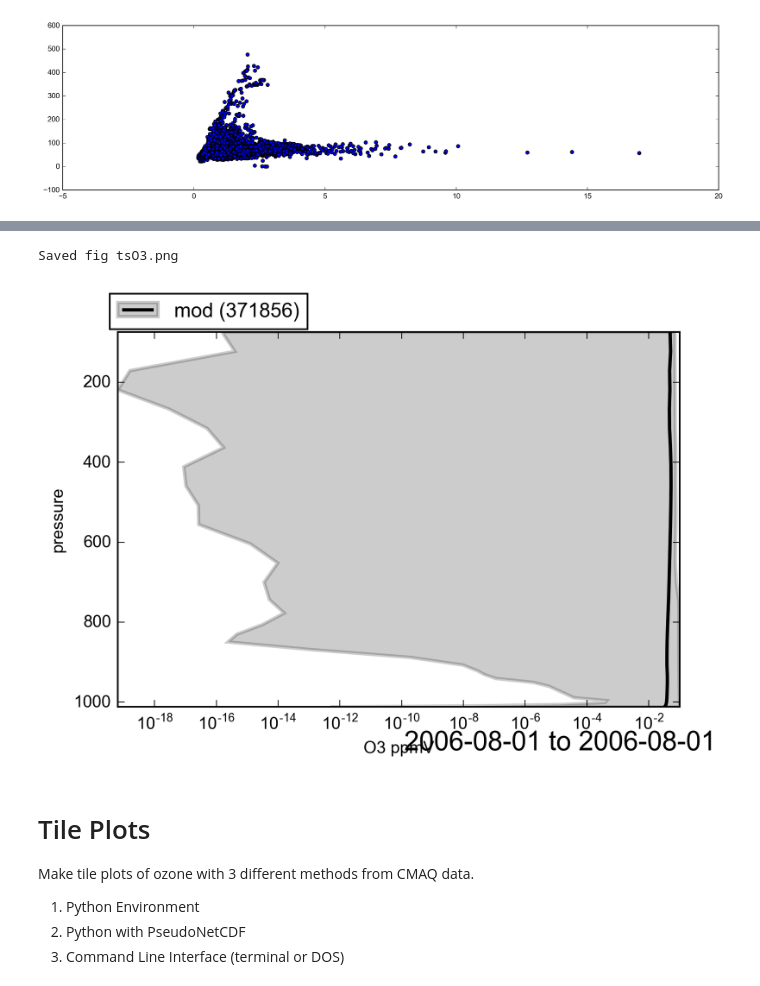
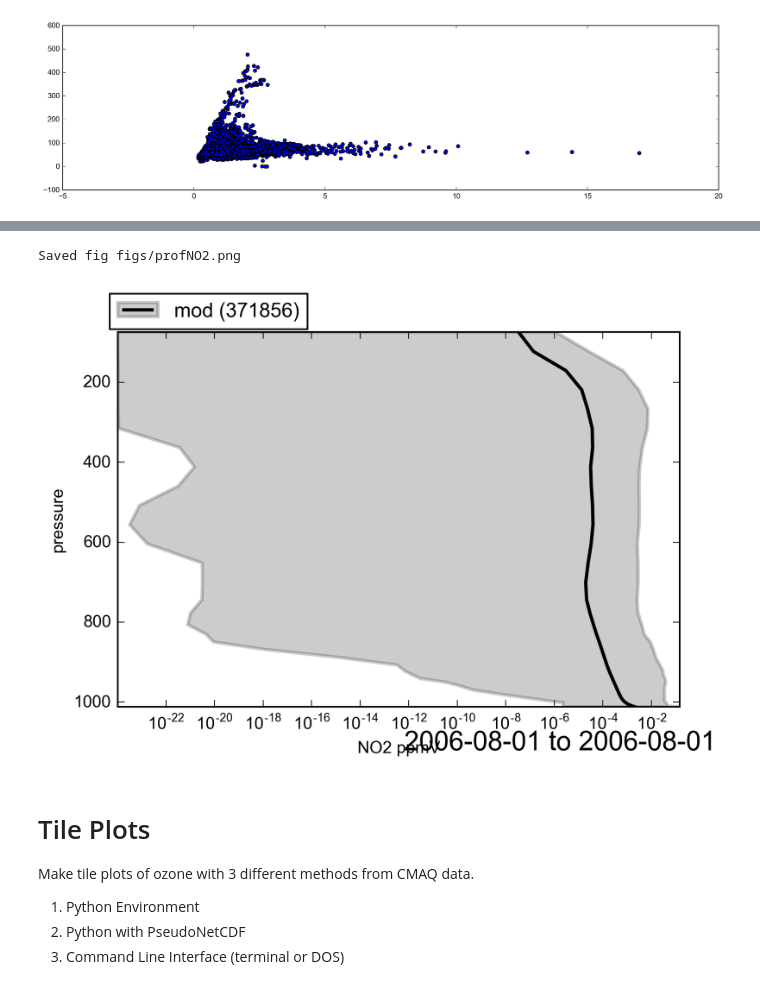
Before and after one commit to barronh/RAQMSandPython, a Jupyter notebook: PNC_03Figures.ipynb, the cells around one changed output, grey strips where cells are left out. Drawn from its saved outputs; the diff is of its cells as text; code cells hidden in the pictures.

```diff
--- a/PNC_03Figures.ipynb
+++ b/PNC_03Figures.ipynb
@@ -192,10 +192,10 @@ Saved fig tsO3_ESRL.png
 [figure]
 # %%
-PNC('plotprofile', '--variables=O3', '--verbose', '--figroot=figs/prof',
+PNC('plotprofile', '--variables=NO2', '--verbose', '--figroot=figs/prof',
     aconcpath);
 # %% [output]
-Saved fig tsO3.png
+Saved fig figs/profNO2.png
-[figure, old version]
+[figure, new version]
 # %% [markdown]
 # Tile Plots
 
```
Also changed, not shown: parts of 6 cells of this notebook, 3 other files.
